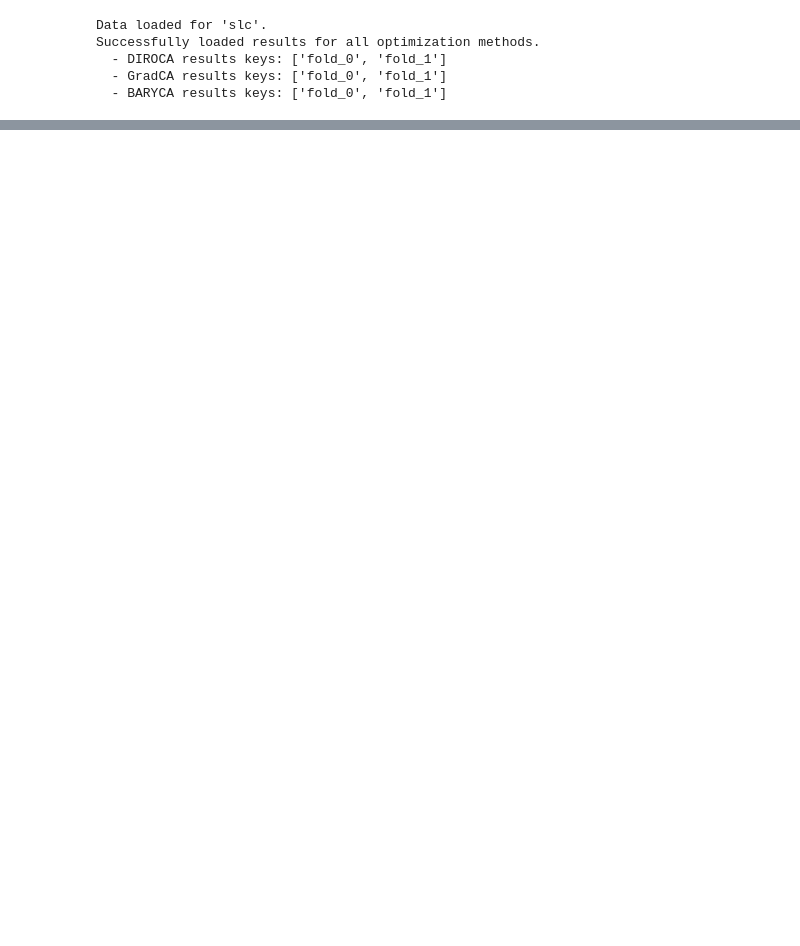
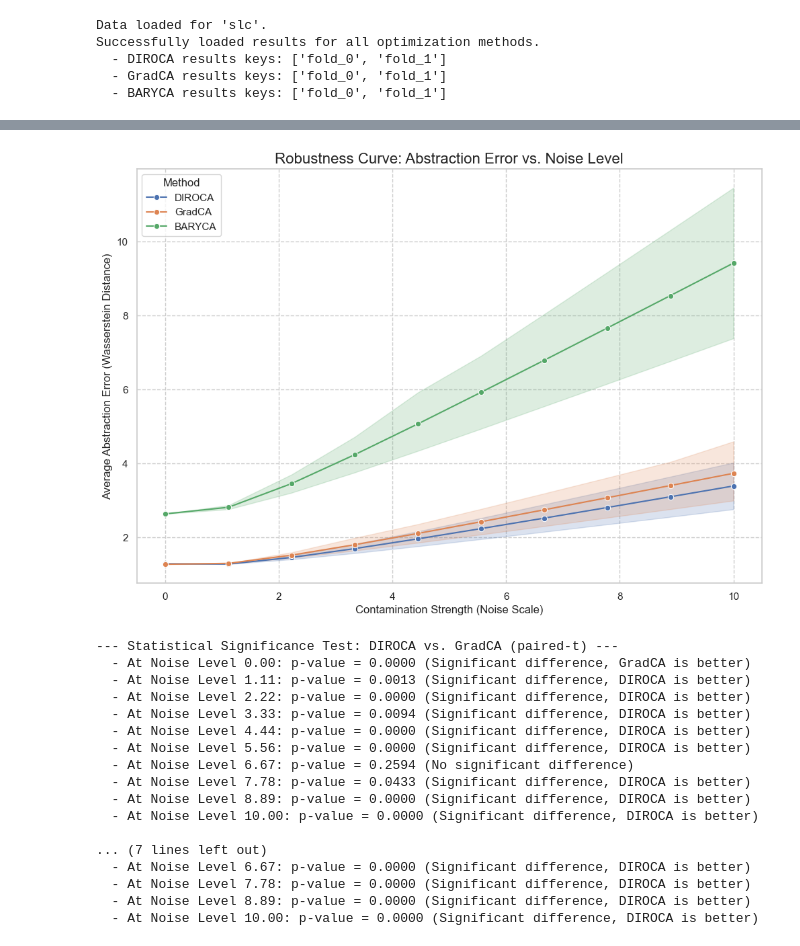
Before and after one commit to yfelekis/DiRoCA, a Jupyter notebook: gauss_evaluation.ipynb, the cells around one changed output, grey strips where cells are left out. Drawn from its saved outputs; the diff is of its cells as text; code cells hidden in the pictures; blank space fills up the shorter version.

```diff
--- a/gauss_evaluation.ipynb
+++ b/gauss_evaluation.ipynb
@@ -748 +371,28 @@ BARYCA (baryca_run)                 |  2.7811 ± 0.3314
 ============================================================
+# %%
+# First, generate the main plot
+plot_robustness_curves(final_results_df)
+
+# Then, run statistical tests to compare pairs of methods
+# A paired t-test is appropriate here because the methods are tested on the same k-fold splits.
+perform_statistical_tests(final_results_df, 'DIROCA', 'GradCA', test_type='paired-t')
+perform_statistical_tests(final_results_df, 'DIROCA', 'BARYCA', test_type='paired-t')
+# %% [output]
+[figure, added]
+--- Statistical Significance Test: DIROCA vs. GradCA (paired-t) ---
+  - At Noise Level 0.00: p-value = 0.0000 (Significant difference, GradCA is better)
+  - At Noise Level 1.11: p-value = 0.0013 (Significant difference, DIROCA is better)
+  - At Noise Level 2.22: p-value = 0.0000 (Significant difference, DIROCA is better)
+  - At Noise Level 3.33: p-value = 0.0094 (Significant difference, DIROCA is better)
+  - At Noise Level 4.44: p-value = 0.0000 (Significant difference, DIROCA is better)
+  - At Noise Level 5.56: p-value = 0.0000 (Significant difference, DIROCA is better)
+  - At Noise Level 6.67: p-value = 0.2594 (No significant difference)
+  - At Noise Level 7.78: p-value = 0.0433 (Significant difference, DIROCA is better)
+  - At Noise Level 8.89: p-value = 0.0000 (Significant difference, DIROCA is better)
+  - At Noise Level 10.00: p-value = 0.0000 (Significant difference, DIROCA is better)
+
+... (7 lines left out)
+  - At Noise Level 6.67: p-value = 0.0000 (Significant difference, DIROCA is better)
+  - At Noise Level 7.78: p-value = 0.0000 (Significant difference, DIROCA is better)
+  - At Noise Level 8.89: p-value = 0.0000 (Significant difference, DIROCA is better)
+  - At Noise Level 10.00: p-value = 0.0000 (Significant difference, DIROCA is better)
```
Also changed, not shown: parts of 25 cells of this notebook, 4 other files.
